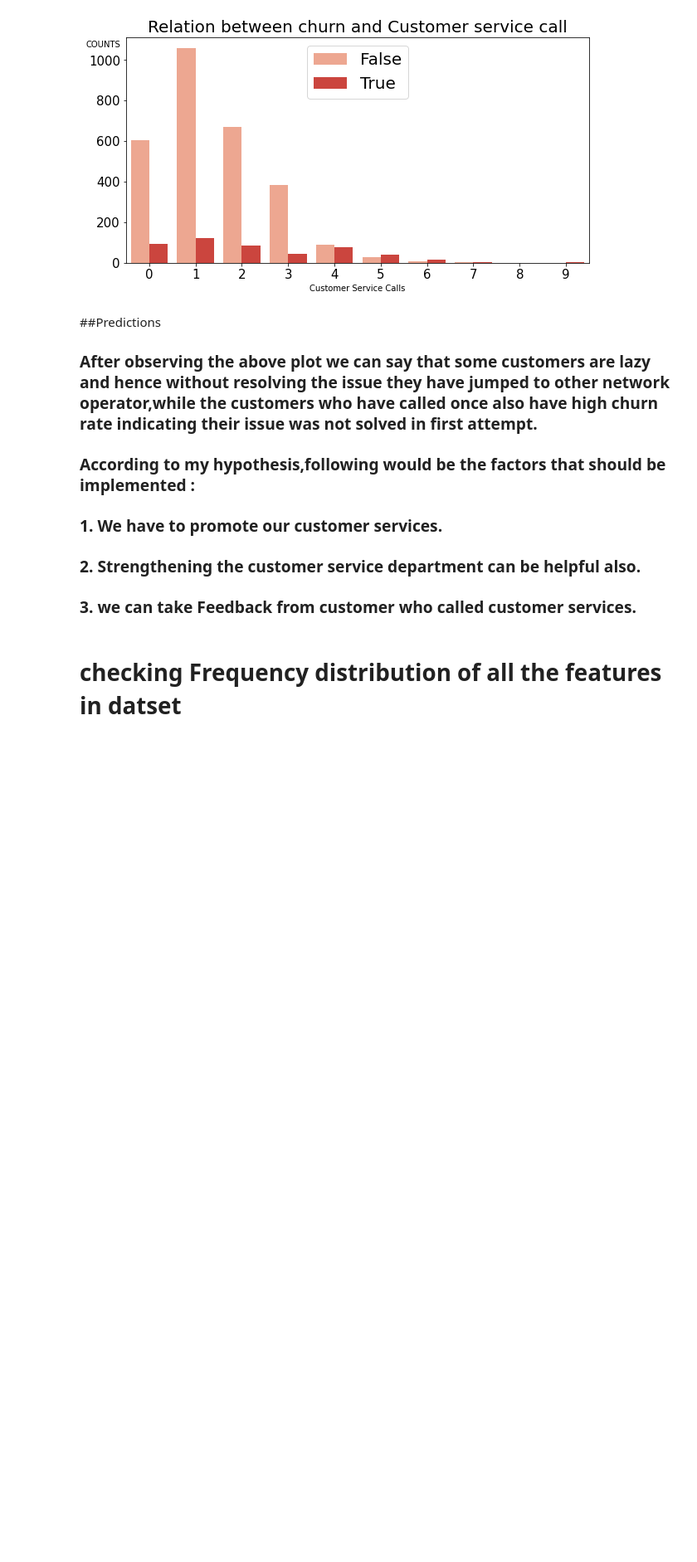
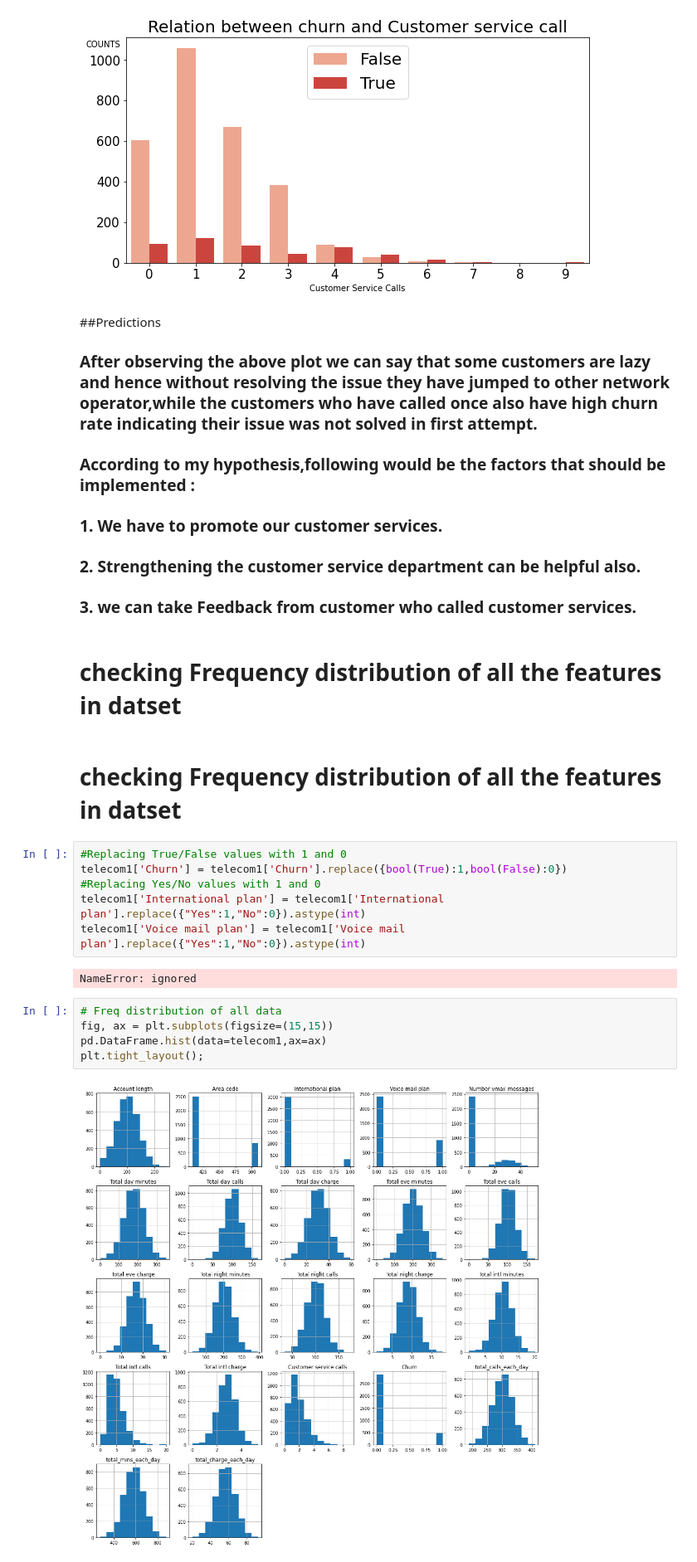
Before and after one commit to MOhitpPatil/EDA-Capstone-Project--telecom-churn-Analysis, a Jupyter notebook: Notebook_.ipynb, the cells around one changed output. Shown at 83% size. Saved outputs shown, nothing was run; the diff lists cells and outputs as text; blank space fills up the shorter version.

```diff
--- a/Notebook_.ipynb
+++ b/Notebook_.ipynb
@@ -642,3 +642,20 @@ axz.tick_params(labelsize=15)  # Changes size of the values on the label
 ### 3. we can take Feedback from customer who called customer services.
 # %% [markdown]
 # checking Frequency distribution of all the features in datset
+# %% [markdown]
+# checking Frequency distribution of all the features in datset
+# %%
+#Replacing True/False values with 1 and 0
+telecom1['Churn'] = telecom1['Churn'].replace({bool(True):1,bool(False):0})
+#Replacing Yes/No values with 1 and 0
+telecom1['International plan'] = telecom1['International plan'].replace({"Yes":1,"No":0}).astype(int)
+telecom1['Voice mail plan'] = telecom1['Voice mail plan'].replace({"Yes":1,"No":0}).astype(int)
+# %% [output]
+NameError: ignored
+# %%
+# Freq distribution of all data
+fig, ax = plt.subplots(figsize=(15,15))
+pd.DataFrame.hist(data=telecom1,ax=ax)
+plt.tight_layout();
+# %% [output]
+[figure, added]
```
Also changed, not shown: parts of 9 cells of this notebook.
